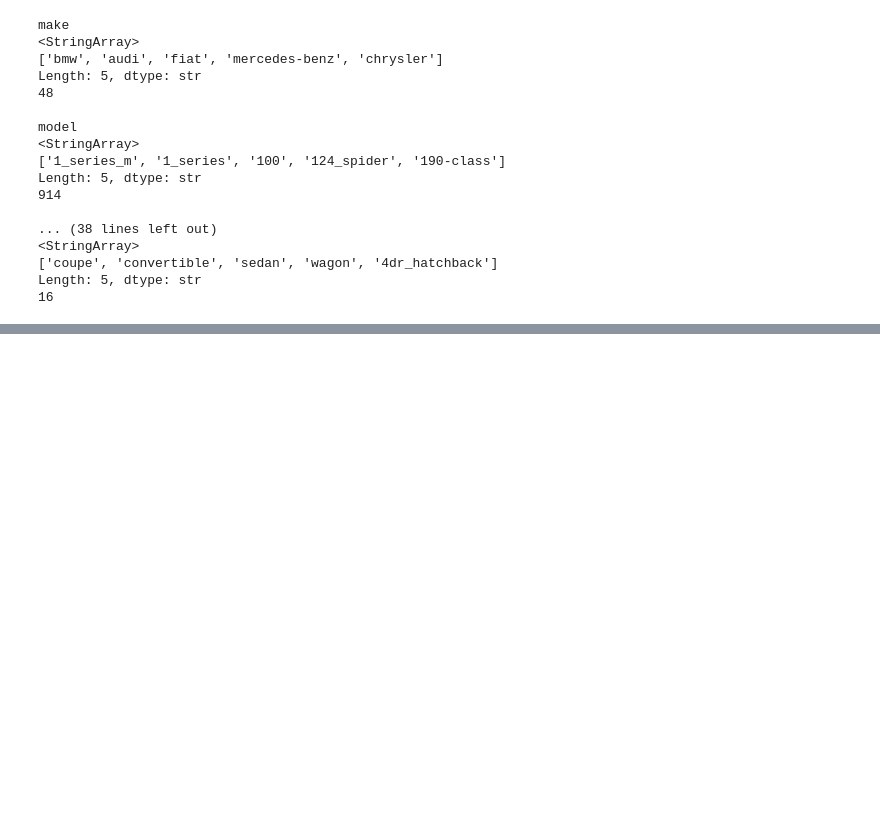
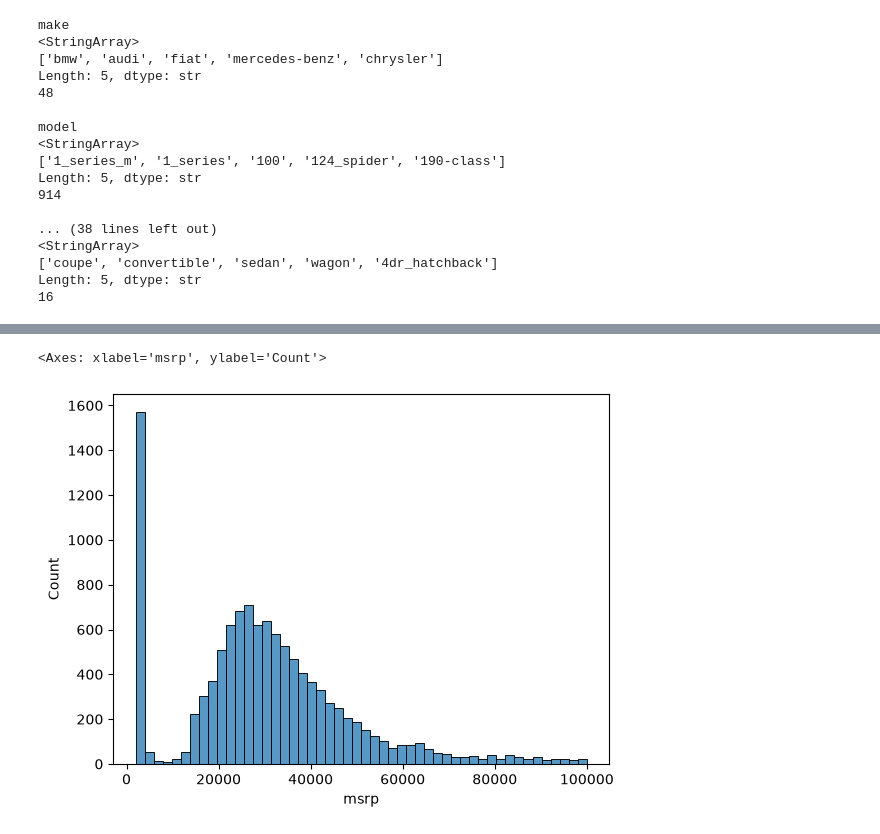
Before and after one commit to Mhdyassin/ML-Projects, a Jupyter notebook: Car_Price/Project.ipynb, the cells around one changed output, grey strips where cells are left out. Cells and saved outputs as stored; diff of their text form; code cells hidden in the pictures; blank space fills up the shorter version.

```diff
--- a/Car_Price/Project.ipynb
+++ b/Car_Price/Project.ipynb
@@ -137,0 +146,5 @@ import seaborn as sns
+# %%
+sns.histplot(df.msrp[df.msrp < 100000], bins=50) #lets filter the data to only include prices less than 100,000 and create a histogram with 50 bins. This will help us visualize the distribution of prices in a more focused range, as extreme values can skew the histogram and make it difficult to interpret the data.
+# %% [output]
+<Axes: xlabel='msrp', ylabel='Count'>
+[figure, added]
```
Also changed, not shown: parts of 2 cells of this notebook.
